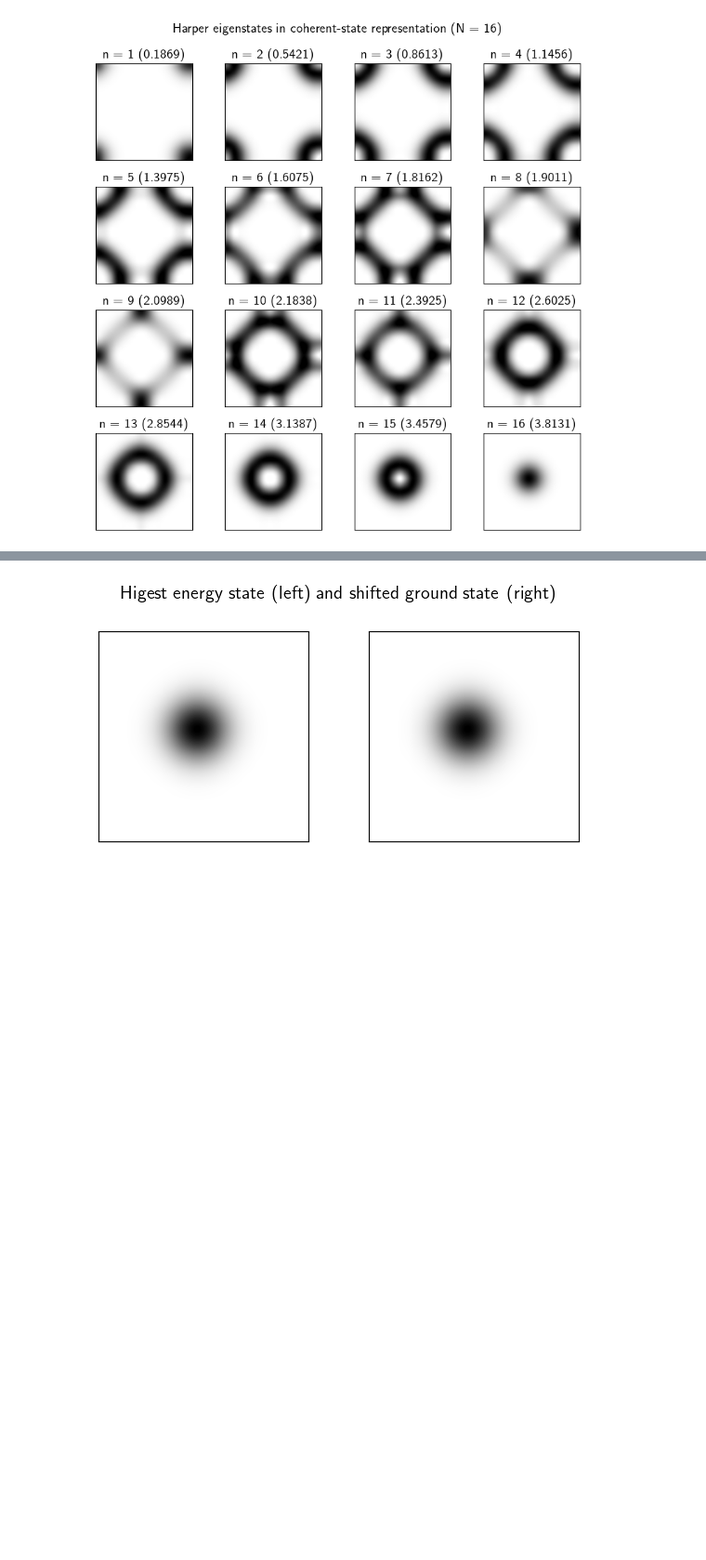
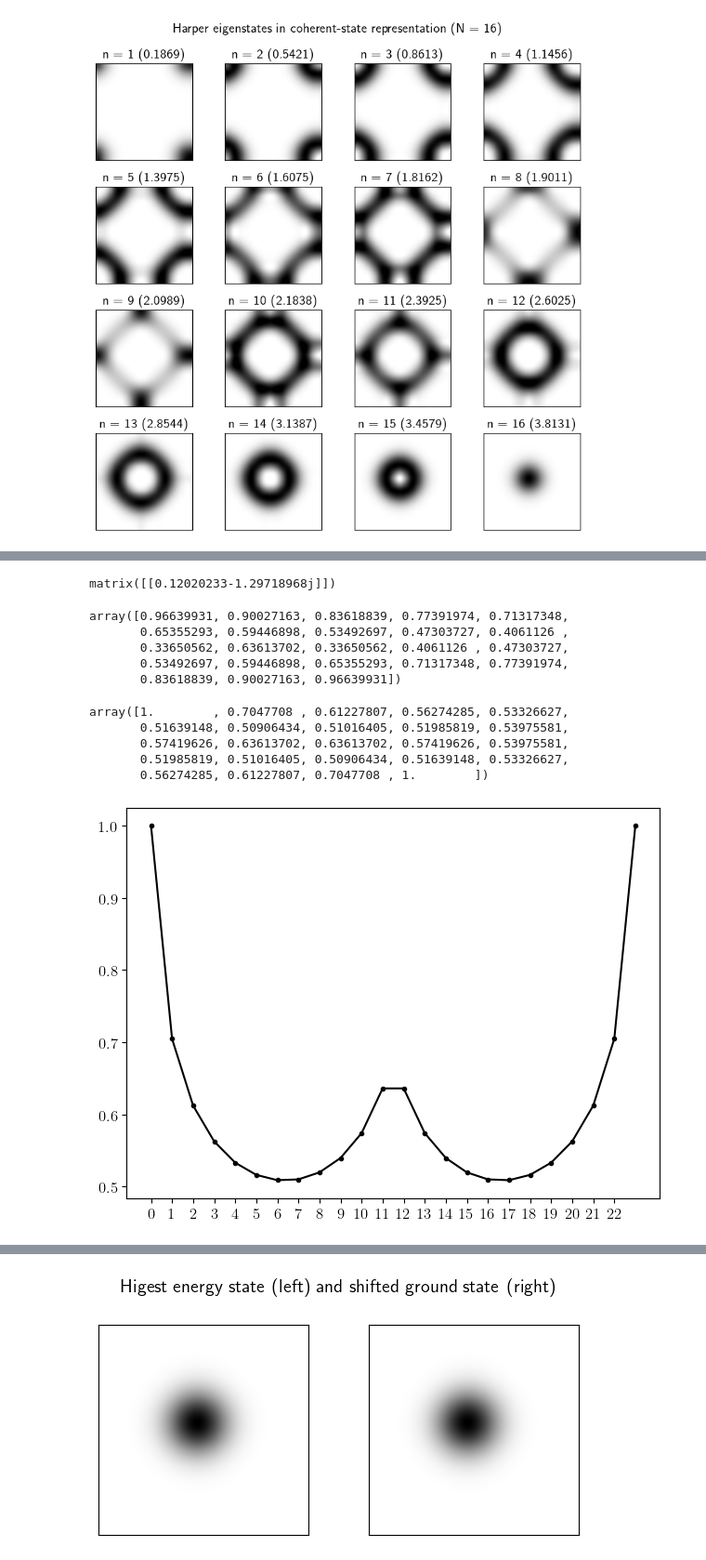
Before and after one commit to IBArbitrary/qbm, a Jupyter notebook: qbm-nb.ipynb, the cells around one changed output, grey strips where cells are left out. Shown at 93% size. Drawn from its saved outputs; the diff is of its cells as text; code cells hidden in the pictures; blank space fills up the shorter version.

```diff
--- a/qbm-nb.ipynb
+++ b/qbm-nb.ipynb
@@ -112,0 +188,7 @@ plot_harper_states(*hs, cmap='binary')
+# %%
+n = 3
+val = []
+for n in range(24):
+    val.append(
+        (s.harper_states['evecs'][11].T @ s.T_pq(n, n) @ s.harper_states['evecs'][11])[0, 0]
+    )
@@ -112,0 +254,4 @@ plot_harper_states(*hs, cmap='binary')
+# %%
+mid.T @ s4.T_pq(s4.N//2, s4.N//2) @ s4.H['H'] @ mid
+# %% [output]
+matrix([[0.12020233-1.29718968j]])
@@ -112,0 +260,24 @@ plot_harper_states(*hs, cmap='binary')
+# %%
+np.abs(kphases)
+# %% [output]
+array([0.96639931, 0.90027163, 0.83618839, 0.77391974, 0.71317348,
+       0.65355293, 0.59446898, 0.53492697, 0.47303727, 0.4061126 ,
+       0.33650562, 0.63613702, 0.33650562, 0.4061126 , 0.47303727,
+       0.53492697, 0.59446898, 0.65355293, 0.71317348, 0.77391974,
+       0.83618839, 0.90027163, 0.96639931])
+# %%
+np.abs(val)
+# %% [output]
+array([1.        , 0.7047708 , 0.61227807, 0.56274285, 0.53326627,
+       0.51639148, 0.50906434, 0.51016405, 0.51985819, 0.53975581,
+       0.57419626, 0.63613702, 0.63613702, 0.57419626, 0.53975581,
+       0.51985819, 0.51016405, 0.50906434, 0.51639148, 0.53326627,
+       0.56274285, 0.61227807, 0.7047708 , 1.        ])
+# %%
+fig, ax = plt.subplots()
+ax.plot(np.abs(val), 'k.-')
+ax.set_xticks(list(range(23)))
+plt.tight_layout()
+plt.show()
+# %% [output]
+[figure, added]
```
Also changed, not shown: parts of 32 cells of this notebook, 2 other files.
